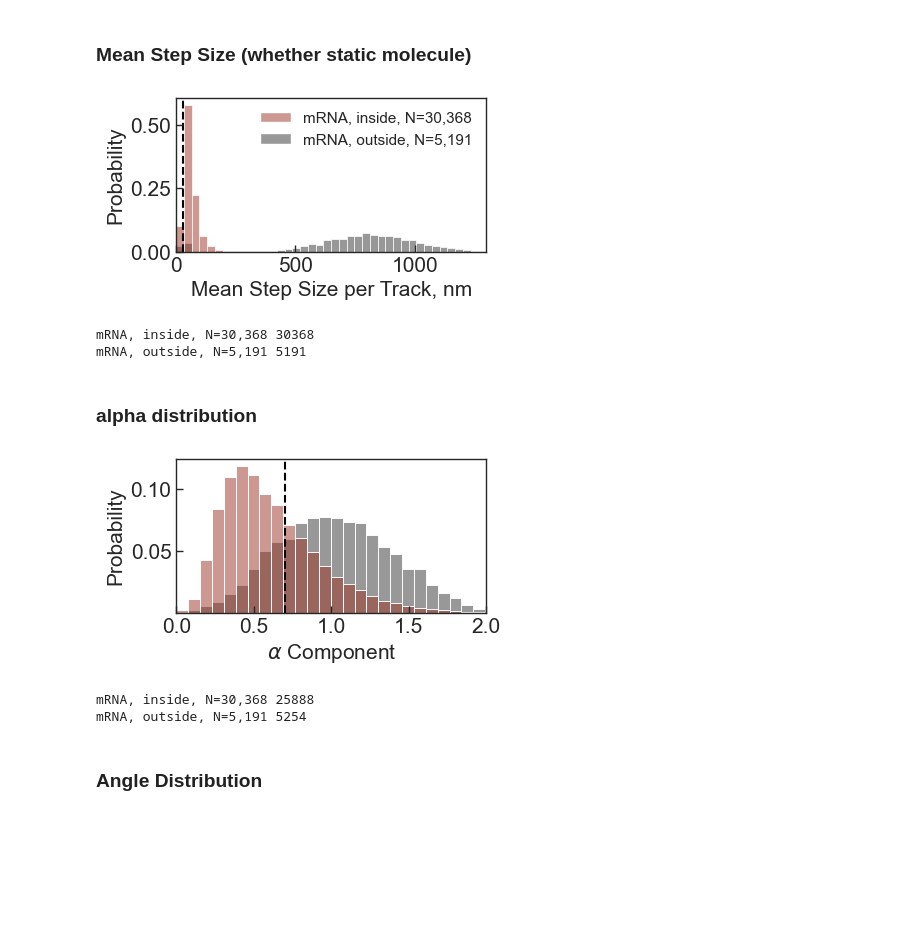
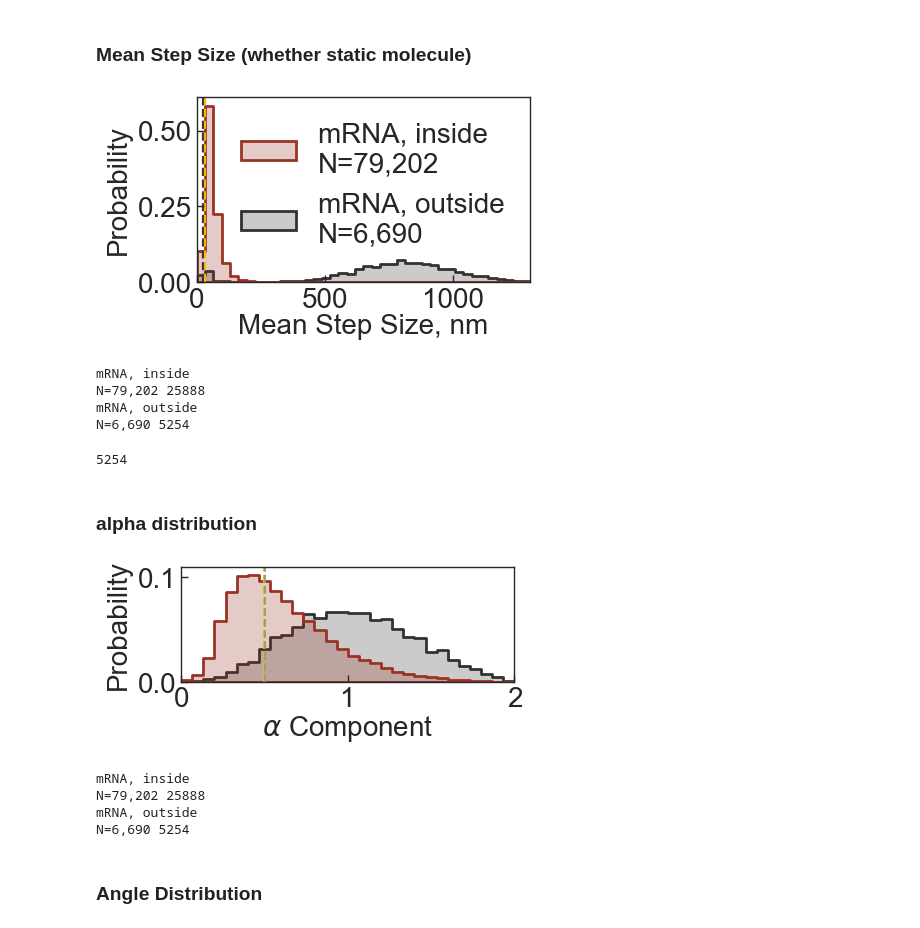
Before and after one commit to walterlab-um/intra_condensate_SPT, a Jupyter notebook: plot_paper_figure/Fig2_compare_FL_in_vs_outside.ipynb, the cells around one changed output. Cells and saved outputs as stored; diff of their text form; code cells hidden in the pictures; blank space fills up the shorter version.

```diff
--- a/plot_paper_figure/Fig2_compare_FL_in_vs_outside.ipynb
+++ b/plot_paper_figure/Fig2_compare_FL_in_vs_outside.ipynb
@@ -16,8 +16,8 @@ threshold_alpha = 0.5
 # FL mRNA, inside 30368
 # FL mRNA, outside 5191
 
-label_1 = "mRNA, inside, N=30,368"
-label_2 = "mRNA, outside, N=5,191"
+label_1 = "mRNA, inside\nN=79,202"
+label_2 = "mRNA, outside\nN=6,690"
 color_1 = "#9a3324"
 color_2 = "#333232"
 palette = [color_1, color_2]
@@ -88,50 +104,56 @@ plt.show()
 # %% [markdown]
 ### Mean Step Size (whether static molecule)
 # %%
-upper_limit = 1300 # nm
-plt.figure(figsize=(4, 2))
+fontsize = 20
+plt.figure(figsize=(4.3, 2.4))
 ax = sns.histplot(
     data=df_AIO,
     x="mean_stepsize_nm",
     hue="label",
     palette=palette,
     bins=40,
     stat="probability",
     common_norm=False,
-    binrange=(0, upper_limit),
-    alpha=0.5,
+    binrange=(0, 1300),
+    lw=2,
+    element='step',
 )
-plt.xlim(0, upper_limit)
-sns.move_legend(ax, 0, title=None, frameon=False)
-plt.axvline(30, ls="--", color="black")
-plt.xlabel("Mean Step Size per Track, nm", fontsize=15)
-plt.ylabel("Probability", fontsize=15)
+plt.xlim(0, 1300)
+sns.move_legend(ax, 0, title=None, frameon=False, fontsize=fontsize)
+plt.axvline(immobile_stepsize_threshold_nm - 4, ls="--", color="#333232", lw=1.6)
+plt.axvline(immobile_stepsize_threshold_nm + 4, ls="--", color="#f7b801", lw=1.6)
+plt.xlabel("Mean Step Size, nm", fontsize=fontsize, labelpad=0)
+plt.ylabel("Probability", fontsize=fontsize)
 plt.gca().spines[:].set_linewidth(1)
 plt.gca().tick_params(
     axis="both",
     which="major",
-    labelsize=15,
+    labelsize=fontsize,
     direction="in",
     bottom=True,
     left=True,
     length=5,
     width=1,
 )
 plt.gca().set_axisbelow(False)
-
-plt.gca().tick_params(axis="both", which="major", labelsize=15)
+plt.gca().tick_params(axis="both", which="major", labelsize=fontsize)
 plt.savefig("2.mean_stepsize_nm_histo_" + postfix, format="png", bbox_inches="tight", dpi=300)
 plt.show()
 print(label_1, data[data["label"] == label_1].shape[0])
 print(label_2, data[data["label"] == label_2].shape[0])
+data[data["label"] == label_2].shape[0]
 # %% [output]
-[figure, old version]
+[figure, new version]
-mRNA, inside, N=30,368 30368
-mRNA, outside, N=5,191 5191
+mRNA, inside
+N=79,202 25888
+mRNA, outside
+N=6,690 5254
+5254
 # %% [markdown]
 ### alpha distribution
 # %%
-plt.figure(figsize=(4, 2))
+fontsize = 20
+plt.figure(figsize=(4.3, 1.5))
 data = df_AIO[df_AIO["mean_stepsize_nm"] > immobile_stepsize_threshold_nm]
 data = data[data["loglog_fit_R2"] > 0.7]
 data = data[data["alpha"] > 0]
@@ -143,21 +165,22 @@ ax = sns.histplot(
     bins=30,
     stat="probability",
     common_norm=False,
-    binrange=(0, 2.3),
-    alpha=0.5,
+    binrange=(0, 2),
+    lw=2,
+    element="step",
     legend=False,
 )
-# sns.move_legend(ax, 0, title=None, frameon=False)
-plt.axvline(0.7, ls="--", color="black")
+plt.axvline(threshold_alpha - 0.005, ls="--", color="#f7b801")
+plt.axvline(threshold_alpha + 0.005, ls="--", color="#87a878")
 plt.xlim(0, 2)
-plt.yticks([0.05,0.1])
-plt.xlabel(r"$\alpha$ Component", fontsize=15)
-plt.ylabel("Probability", fontsize=15)
+plt.ylim(0, 0.11)
+plt.ylabel("Probability", fontsize=fontsize)
+plt.xlabel(r"$\alpha$ Component", fontsize=fontsize, labelpad=0)
 plt.gca().spines[:].set_linewidth(1)
 plt.gca().tick_params(
     axis="both",
     which="major",
-    labelsize=15,
+    labelsize=fontsize,
     direction="in",
     bottom=True,
     left=True,
@@ -165,16 +188,17 @@ plt.gca().tick_params(
     width=1,
 )
 plt.gca().set_axisbelow(False)
-
-plt.gca().tick_params(axis="both", which="major", labelsize=15)
+plt.gca().tick_params(axis="both", which="major", labelsize=fontsize)
 plt.savefig("3.alpha_histo_" + postfix, format="png", bbox_inches="tight", dpi=300)
 plt.show()
 print(label_1, data[data["label"] == label_1].shape[0])
 print(label_2, data[data["label"] == label_2].shape[0])
 # %% [output]
-[figure, old version]
+[figure, new version]
-mRNA, inside, N=30,368 25888
-mRNA, outside, N=5,191 5254
+mRNA, inside
+N=79,202 25888
+mRNA, outside
+N=6,690 5254
 # %% [markdown]
 ### Angle Distribution
 # %%
```
Also changed, not shown: parts of 15 cells of this notebook.
